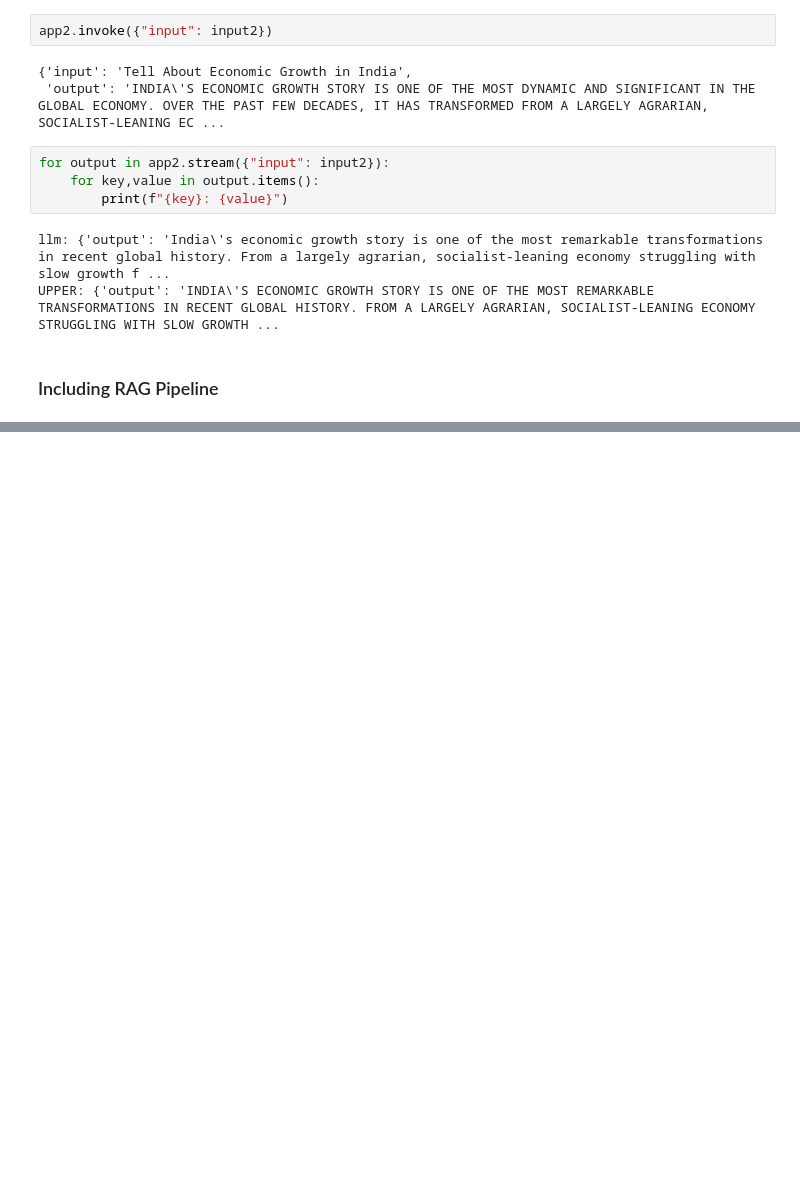
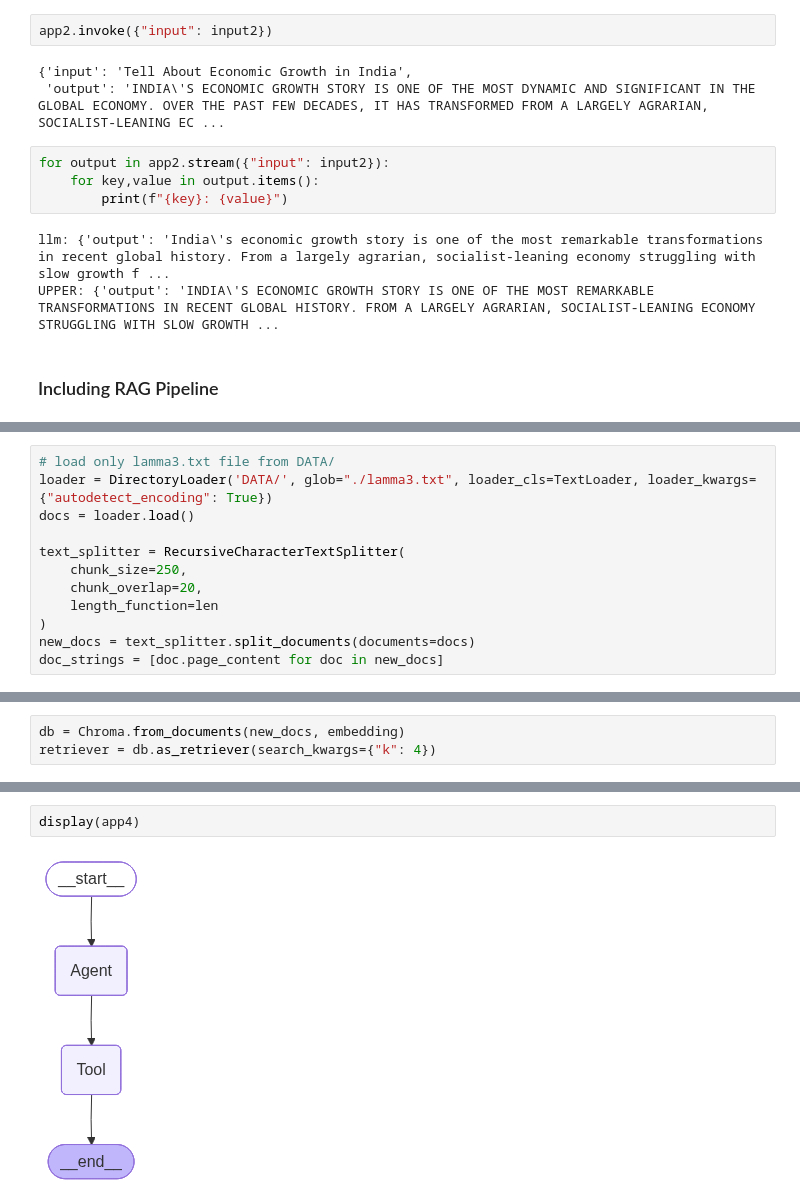
Before and after one commit to manasTiwari-IR/LangGraph, a Jupyter notebook: LangGraph_basic.ipynb, the cells around one changed output, grey strips where cells are left out. Cells and saved outputs as stored; diff of their text form; blank space fills up the shorter version.

```diff
--- a/LangGraph_basic.ipynb
+++ b/LangGraph_basic.ipynb
@@ -125,0 +137,12 @@ UPPER: {'output': 'INDIA\'S ECONOMIC GROWTH STORY IS ONE OF THE MOST REMARKABLE
+# %%
+# load only lamma3.txt file from DATA/
+loader = DirectoryLoader('DATA/', glob="./lamma3.txt", loader_cls=TextLoader, loader_kwargs={"autodetect_encoding": True})
+docs = loader.load()
+
+text_splitter = RecursiveCharacterTextSplitter(
+    chunk_size=250,
+    chunk_overlap=20,
+    length_function=len
+)
+new_docs = text_splitter.split_documents(documents=docs)
+doc_strings = [doc.page_content for doc in new_docs]
@@ -125,0 +153,3 @@ UPPER: {'output': 'INDIA\'S ECONOMIC GROWTH STORY IS ONE OF THE MOST REMARKABLE
+# %%
+db = Chroma.from_documents(new_docs, embedding)
+retriever = db.as_retriever(search_kwargs={"k": 4})
@@ -125,0 +231,4 @@ UPPER: {'output': 'INDIA\'S ECONOMIC GROWTH STORY IS ONE OF THE MOST REMARKABLE
+# %%
+display(app4)
+# %% [output]
+[figure, added]
```
Also changed, not shown: parts of 31 cells of this notebook.
